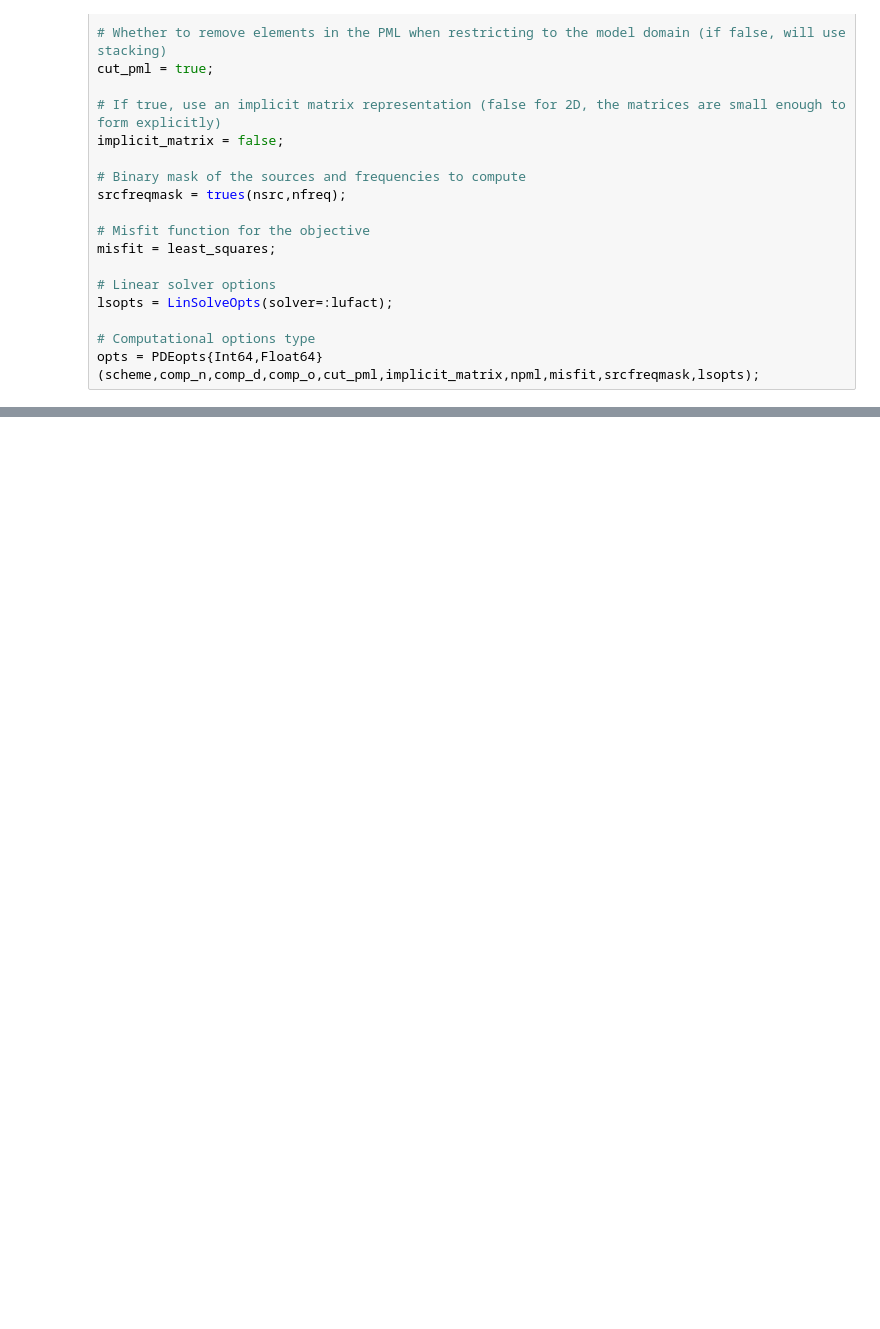
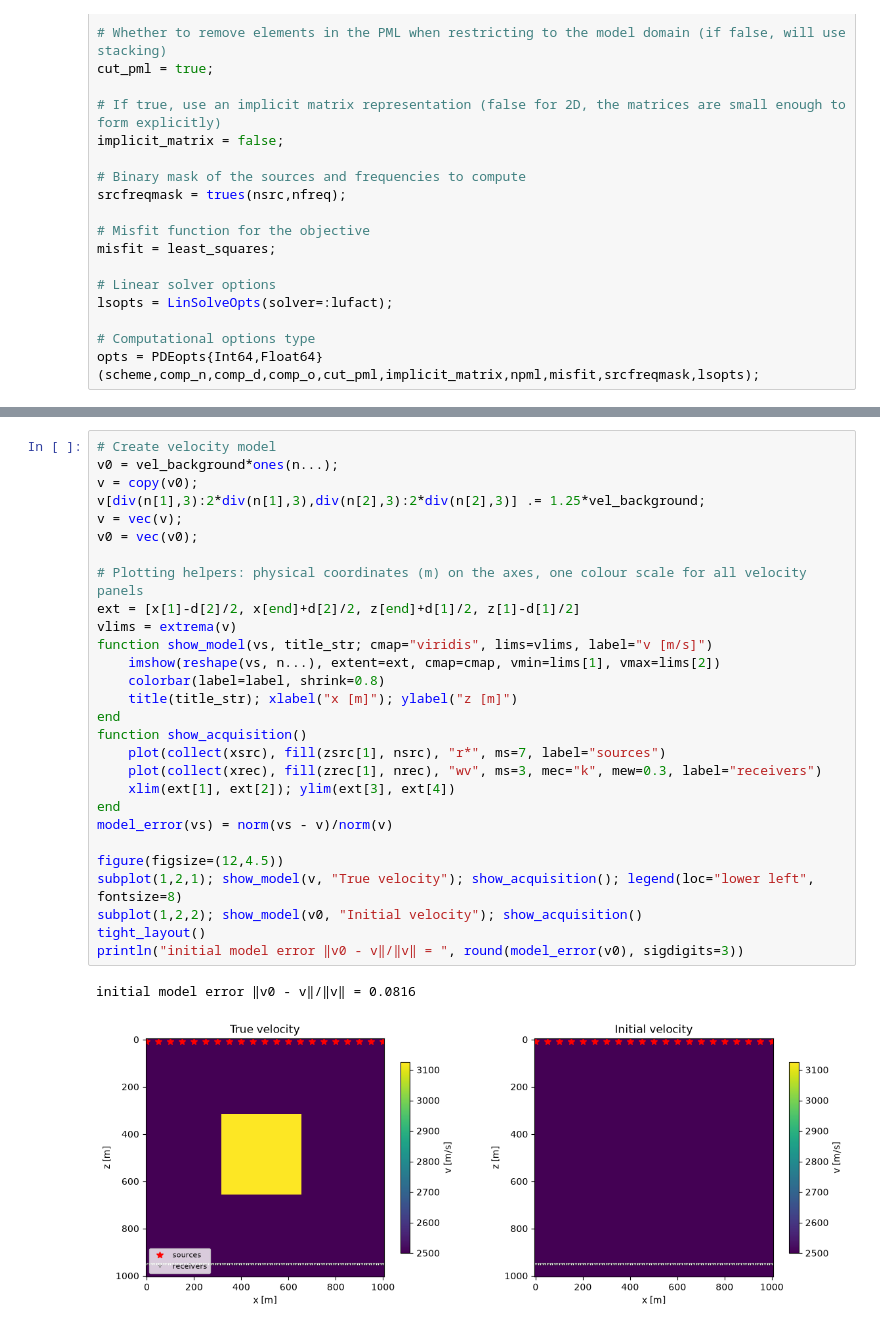
Before and after one commit to slimgroup/WAVEFORM.jl, a Jupyter notebook: examples/Simple 2D FWI Example.ipynb, the cells around one changed output, grey strips where cells are left out. Drawn from its saved outputs; the diff is of its cells as text; blank space fills up the shorter version.

```diff
--- a/examples/Simple 2D FWI Example.ipynb
+++ b/examples/Simple 2D FWI Example.ipynb
@@ -132,0 +105,31 @@ title("Frequency slice at $(model.freq[1]) Hz")
+# %%
+# Create velocity model
+v0 = vel_background*ones(n...);
+v = copy(v0);
+v[div(n[1],3):2*div(n[1],3),div(n[2],3):2*div(n[2],3)] .= 1.25*vel_background;
+v = vec(v);
+v0 = vec(v0);
+
+# Plotting helpers: physical coordinates (m) on the axes, one colour scale for all velocity panels
+ext = [x[1]-d[2]/2, x[end]+d[2]/2, z[end]+d[1]/2, z[1]-d[1]/2]
+vlims = extrema(v)
+function show_model(vs, title_str; cmap="viridis", lims=vlims, label="v [m/s]")
+    imshow(reshape(vs, n...), extent=ext, cmap=cmap, vmin=lims[1], vmax=lims[2])
+    colorbar(label=label, shrink=0.8)
+    title(title_str); xlabel("x [m]"); ylabel("z [m]")
+end
+function show_acquisition()
+    plot(collect(xsrc), fill(zsrc[1], nsrc), "r*", ms=7, label="sources")
+    plot(collect(xrec), fill(zrec[1], nrec), "wv", ms=3, mec="k", mew=0.3, label="receivers")
+    xlim(ext[1], ext[2]); ylim(ext[3], ext[4])
+end
+model_error(vs) = norm(vs - v)/norm(v)
+
+figure(figsize=(12,4.5))
+subplot(1,2,1); show_model(v, "True velocity"); show_acquisition(); legend(loc="lower left", fontsize=8)
+subplot(1,2,2); show_model(v0, "Initial velocity"); show_acquisition()
+tight_layout()
+println("initial model error ‖v0 - v‖/‖v‖ = ", round(model_error(v0), sigdigits=3))
+# %% [output]
+initial model error ‖v0 - v‖/‖v‖ = 0.0816
+[figure, added]
```
Also changed, not shown: parts of 15 cells of this notebook, 3 other files.
